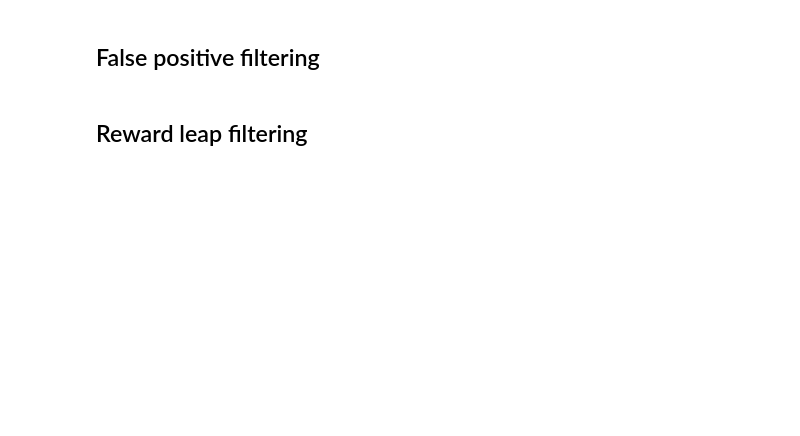
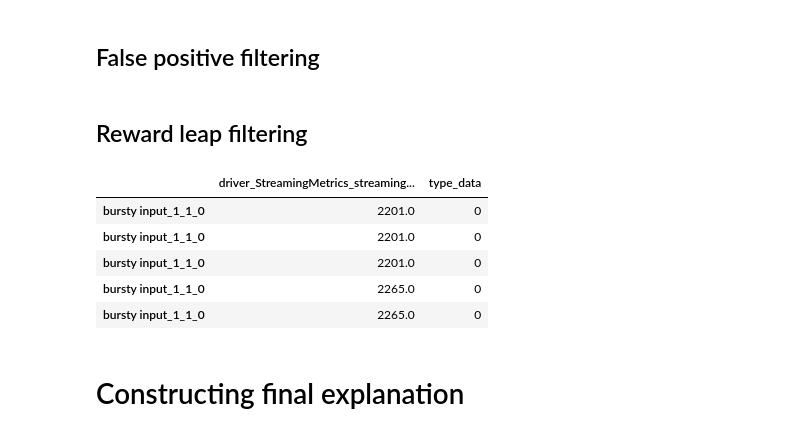
Before and after one commit to louise-davy/exstream-implementation, a Jupyter notebook: algorithm_as_a_notebook.ipynb, the cells around one changed output. Drawn from its saved outputs; the diff is of its cells as text; code cells hidden in the pictures; blank space fills up the shorter version.

```diff
--- a/algorithm_as_a_notebook.ipynb
+++ b/algorithm_as_a_notebook.ipynb
@@ -39,13 +40,21 @@ for file in train_files:
     train_file = pd.read_csv(f"{DATA_FOLDER}/{SEL_FOLDER}/{file}.csv", index_col=0)
     train_file["original_file"] = file
     train_file["timestamp"] = train_file.index
-    label_file = labels.loc[labels["trace_id"]==file, :]
+    label_file = labels.loc[labels["trace_id"] == file, :]
     for i in label_file.index:
-        ano_id =  label_file.loc[i, "ano_id"]
-        selection_ref = train_file.loc[(train_file["timestamp"] >= label_file["ref_start"][i]) & (train_file["timestamp"] < label_file["ref_end"][i]), :].copy()
+        ano_id = label_file.loc[i, "ano_id"]
+        selection_ref = train_file.loc[
+            (train_file["timestamp"] >= label_file["ref_start"][i])
+            & (train_file["timestamp"] < label_file["ref_end"][i]),
+            :,
+        ].copy()
         selection_ref["ano_id"] = ano_id
         selection_ref["type_data"] = 0
-        selection_ano = train_file.loc[(train_file["timestamp"] >= label_file["ano_start"][i]) & (train_file["timestamp"] <= label_file["ano_end"][i]), :].copy()
+        selection_ano = train_file.loc[
+            (train_file["timestamp"] >= label_file["ano_start"][i])
+            & (train_file["timestamp"] <= label_file["ano_end"][i]),
+            :,
+        ].copy()
         selection_ano["ano_id"] = ano_id
         selection_ano["type_data"] = 1
         refs[f"{file2anotype[file]}_{file}_{i}"] = selection_ref
@@ -349,5 +393,24 @@ test.corr(method="pearson")
 # %% [markdown]
 ## False positive filtering
+# %%
+refs, anos = bursty_refs, bursty_anos
+
+for feature in refs.columns[:-4]:
+    all_values = pd.concat([refs[[feature, "type_data"]], anos[[feature, "type_data"]]])
+    all_values.head()
+    break
 # %% [markdown]
 ## Reward leap filtering
+# %%
+all_values = pd.concat([refs[[feature, "type_data"]], anos[[feature, "type_data"]]])
+all_values.head()
+# %% [output]
+|  | driver_StreamingMetrics_streaming... | type_data |
+| bursty input_1_1_0 | 2201.0 | 0 |
+| bursty input_1_1_0 | 2201.0 | 0 |
+| bursty input_1_1_0 | 2201.0 | 0 |
+| bursty input_1_1_0 | 2265.0 | 0 |
+| bursty input_1_1_0 | 2265.0 | 0 |
+# %% [markdown]
+# Constructing final explanation
 # %%
```
Also changed, not shown: parts of 17 cells of this notebook.
